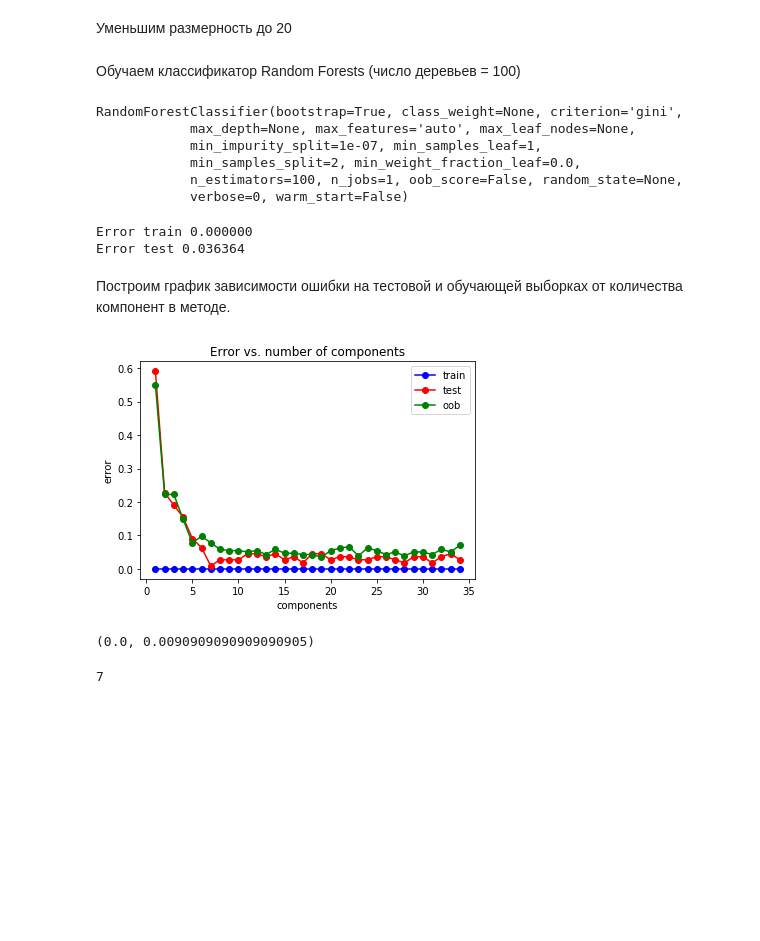
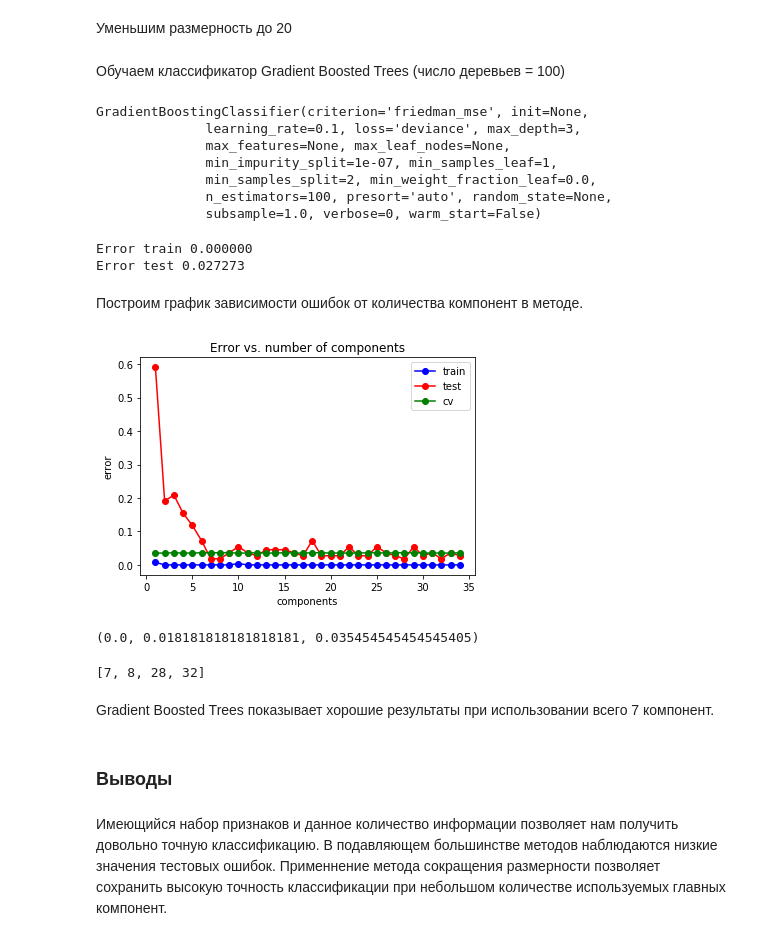
Before and after one commit to lobiviam/methods-of-data-analysis, a Jupyter notebook: Dermatology.ipynb, the cells around one changed output. Cells and saved outputs as stored; diff of their text form; code cells hidden in the pictures; blank space fills up the shorter version.

```diff
--- a/Dermatology.ipynb
+++ b/Dermatology.ipynb
@@ -1291,14 +1312,19 @@ Error test 0.181818
 # %%
-ada_errs_train, ada_errs_test = [], []
-n_estim = np.arange(1, 100,5)
+ada_errs_train, ada_errs_test,ada_errs_cv = [], [], []
+n_estim = np.arange(1, 50,1)
 for n in n_estim:
     ada = ensemble.AdaBoostClassifier(n_estimators=n, random_state=123)
     ada.fit(X_train, y_train)
     ada_errs_train.append( np.mean(y_train != ada.predict(X_train)))
     ada_errs_test.append(np.mean(y_test  != ada.predict(X_test)))
 
+    cross_val = ShuffleSplit(n_splits=3, test_size=0.3)
+    accuracy = cross_val_score(ada, X, y, cv=cross_val, scoring='accuracy')
+    ada_errs_cv.append(1-accuracy.mean())
+
 plt.plot(n_estim,ada_errs_train,'b-o', label='Train Error')
 plt.plot(n_estim,ada_errs_test,'g-o', label='Test Error')
+plt.plot(n_estim, ada_errs_cv,'r-o', label='CV Error')
 plt.title('Test/Train')
 plt.xlabel('number of trees')
 plt.ylabel('Error')
@@ -1328,7 +1374,7 @@ print('Error train %f \nError test %f'
 Error train 0.000000
 Error test 0.018182
 # %%
-gbt_errs_train, gbt_errs_test = [], []
+gbt_errs_train, gbt_errs_test, gbt_errs_cv = [], [], []
 n_estim = np.arange(1, 100, 5)
 for n in n_estim:
     gbt = ensemble.GradientBoostingClassifier(n_estimators=n)
@@ -1336,10 +1382,15 @@ for n in n_estim:
     gbt_errs_train.append( np.mean(y_train != gbt.predict(X_train)))
     gbt_errs_test.append(np.mean(y_test  != gbt.predict(X_test)))
 
+    cross_val = ShuffleSplit(n_splits=3, test_size=0.3)
+    accuracy = cross_val_score(gbt, X, y, cv=cross_val, scoring='accuracy')
+    gbt_errs_cv.append(1-accuracy.mean())
+
 
 
 plt.plot(n_estim,gbt_errs_train, label='Train Error')
 plt.plot(n_estim,gbt_errs_test, label='Test Error')
+plt.plot(n_estim, gbt_errs_cv,'r-o', label='CV Error')
 plt.title('Test/Train')
 plt.xlabel('number of trees')
 plt.ylabel('Error')
@@ -1360,61 +1428,74 @@ pca = PCA(n_components = 20)
 X_train_reduc = pca.fit_transform(X_train)
 X_test_reduc = pca.transform(X_test)
 # %% [markdown]
-Обучаем классификатор Random Forests (число деревьев = 100)
+Обучаем классификатор Gradient Boosted Trees (число деревьев = 100)
 # %%
-rf = ensemble.RandomForestClassifier(n_estimators=100)
-rf.fit(X_train_reduc, y_train)
+gbt = ensemble.GradientBoostingClassifier(n_estimators=100)
+gbt.fit(X_train_reduc, y_train)
 # %% [output]
-RandomForestClassifier(bootstrap=True, class_weight=None, criterion='gini',
-            max_depth=None, max_features='auto', max_leaf_nodes=None,
-            min_impurity_split=1e-07, min_samples_leaf=1,
-            min_samples_split=2, min_weight_fraction_leaf=0.0,
-            n_estimators=100, n_jobs=1, oob_score=False, random_state=None,
-            verbose=0, warm_start=False)
+GradientBoostingClassifier(criterion='friedman_mse', init=None,
+              learning_rate=0.1, loss='deviance', max_depth=3,
+              max_features=None, max_leaf_nodes=None,
+              min_impurity_split=1e-07, min_samples_leaf=1,
+              min_samples_split=2, min_weight_fraction_leaf=0.0,
+              n_estimators=100, presort='auto', random_state=None,
+              subsample=1.0, verbose=0, warm_start=False)
 # %%
-rf_err_train_reduc = np.mean(y_train != rf.predict(X_train_reduc))
-rf_err_test_reduc = np.mean(y_test != rf.predict(X_test_reduc))
+gbt_err_train_reduc = np.mean(y_train != gbt.predict(X_train_reduc))
+gbt_err_test_reduc = np.mean(y_test != gbt.predict(X_test_reduc))
 print('Error train %f \nError test %f'
-      %(rf_err_train_reduc, rf_err_test_reduc))
+      %(gbt_err_train_reduc, gbt_err_test_reduc))
 # %% [output]
 Error train 0.000000
-Error test 0.036364
+Error test 0.027273
 # %% [markdown]
-Построим график зависимости ошибки на тестовой и обучающей выборках от количества компонент в методе.
+Построим график зависимости ошибок от количества компонент в методе.
 # %%
 components_arr = np.arange(1, 35, 1)
 test_err = []
 train_err = []
-oob_err = []
+cv_errors = []
+
 for components in components_arr:
     pca = PCA(n_components = components)
     X_train_reduc = pca.fit_transform(X_train)
     X_test_reduc = pca.transform(X_test)
-    rf = ensemble.RandomForestClassifier(n_estimators = 100, oob_score=True, bootstrap=True)
+    rf = ensemble.RandomForestClassifier(n_estimators = 30, oob_score=True, bootstrap=True)
     rf.fit(X_train_reduc, y_train)
     train_err.append(np.mean(y_train != rf.predict(X_train_reduc)))
     test_err.append(np.mean(y_test  != rf.predict(X_test_reduc)))
-    oob_err.append(1 - rf.oob_score_)
+    cv = ShuffleSplit(n_splits=10, test_size=0.3, random_state=123)
+    scores = cross_val_score(gbt, X, y, cv=cv, scoring='accuracy')
+    cv_errors.append(1 - scores.mean())
 # %%
 plt.plot(components_arr, train_err, 'b-o', label = 'train')
 plt.plot(components_arr, test_err, 'r-o', label = 'test')
-plt.plot(components_arr, oob_err, 'g-o', label = 'oob')
+plt.plot(components_arr, cv_errors, 'g-o', label = 'cv')
 plt.title('Error vs. number of components')
 plt.xlabel('components')
 plt.ylabel('error')
 plt.legend()
 pass
 # %% [output]
-[figure, old version]
+[figure, new version]
 # %%
 min_train_err = np.min(train_err)
 min_test_err = np.min(test_err)
-print(min_train_err, min_test_err)
+min_cv_err = np.min(cv_errors)
+print(min_train_err, min_test_err, min_cv_err)
 # %% [output]
-(0.0, 0.0090909090909090905)
+(0.0, 0.018181818181818181, 0.035454545454545405)
 # %%
-components_opt = components_arr[test_err == min_test_err]
-components_opt = components_opt[0]
+components_opt = []
+for i in range(len(components_arr )):
+    if((test_err[i] == min_test_err) and (train_err[i] == min_train_err)):
+        components_opt.append(components_arr [i])
 print(components_opt)
 # %% [output]
-7
+[7, 8, 28, 32]
+# %% [markdown]
+Gradient Boosted Trees показывает хорошие результаты при использовании всего 7 компонент.
+# %% [markdown]
+### Выводы
+# %% [markdown]
+Имеющийся набор признаков и данное количество информации позволяет нам получить довольно точную классификацию. В подавляющем большинстве методов наблюдаются низкие значения тестовых ошибок. Применнение метода сокращения размерности позволяет сохранить высокую точность классификации при небольшом количестве используемых главных компонент.
```
Also changed, not shown: parts of 25 cells of this notebook.
